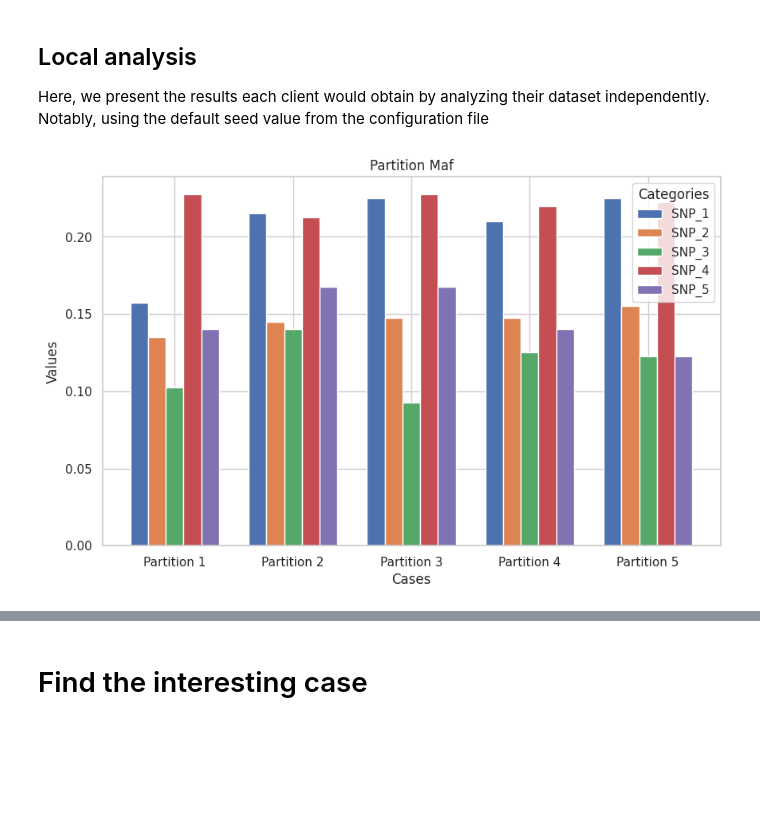
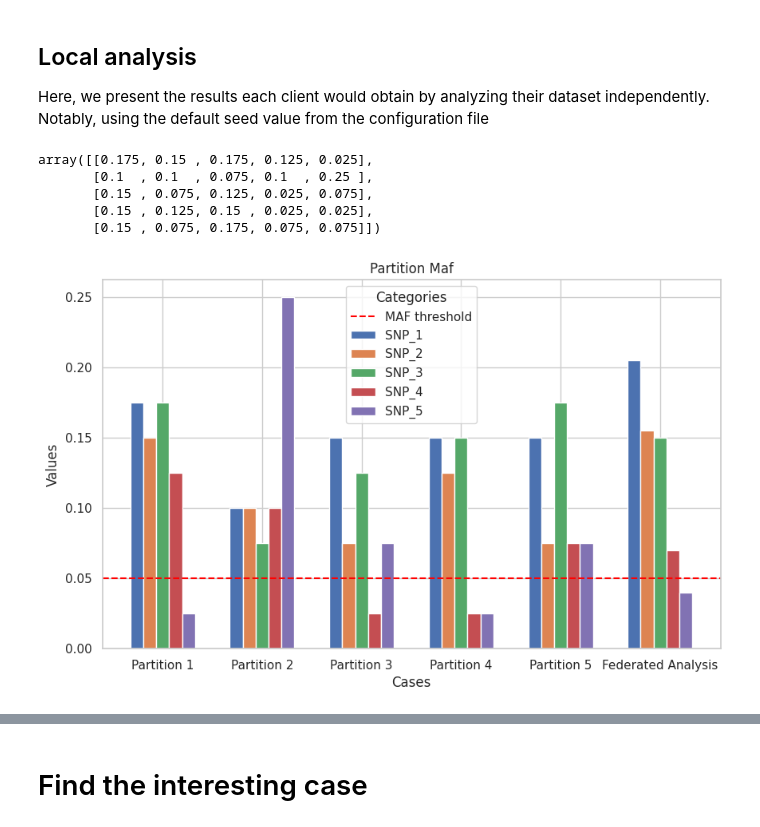
Before and after one commit to IDSIA/FL-Bioinformatics, a Jupyter notebook: MinorAllele/Comparison.ipynb, the cells around one changed output, grey strips where cells are left out. Cells and saved outputs as stored; diff of their text form; code cells hidden in the pictures; blank space fills up the shorter version.

```diff
--- a/MinorAllele/Comparison.ipynb
+++ b/MinorAllele/Comparison.ipynb
@@ -141,27 +147,42 @@ for i in range(num_partitions):
     partitions.append((i,data))
 # %%
 values= np.stack([compute_maf(compute_allele_frequencies_np(count_alleles(t[1]))) for t in partitions ])
-cases = ['Partition 1', 'Partition 2', 'Partition 3', 'Partition 4', 'Partition 5']
+cases = ['Partition 1', 'Partition 2', 'Partition 3', 'Partition 4', 'Partition 5','Federated Analysis']
 categories = ['SNP_1', 'SNP_2', 'SNP_3', 'SNP_4','SNP_5']
+# %%
+values= np.stack([compute_maf(compute_allele_frequencies_np(count_alleles(t[1]))) for t in partitions ])
+values
+# %% [output]
+array([[0.175, 0.15 , 0.175, 0.125, 0.025],
+       [0.1  , 0.1  , 0.075, 0.1  , 0.25 ],
+       [0.15 , 0.075, 0.125, 0.025, 0.075],
+       [0.15 , 0.125, 0.15 , 0.025, 0.025],
+       [0.15 , 0.075, 0.175, 0.075, 0.075]])
+# %%
+# Appending a row with the federated and central values
+values =np.vstack([values,federated_maf.MAF.values])
 # %%
 # Bar width and x positions
 x = np.arange(len(cases))  # Positions for each case
-bar_width = 0.15  # Width of each bar
+bar_width = 0.13  # Adjusted width for 6 bars
+
 
 # Plot
 plt.figure(figsize=(10, 6))
 
 for i in range(len(categories)):
     plt.bar(x + i * bar_width, values[:, i], width=bar_width, label=categories[i])
+
+plt.axhline(0.05, linestyle='--',color='red',label='MAF threshold')
 
 # Formatting
 plt.xticks(x + bar_width * (len(categories) / 2 - 0.5), cases)  # Center x labels
 plt.xlabel('Cases')
 plt.ylabel('Values')
 plt.title('Partition Maf')
 plt.legend(title='Categories')
 
 # Show plot
 plt.show()
 # %% [output]
-[figure, old version]
+[figure, new version]
```
Also changed, not shown: parts of 11 cells of this notebook, 1 other file.
